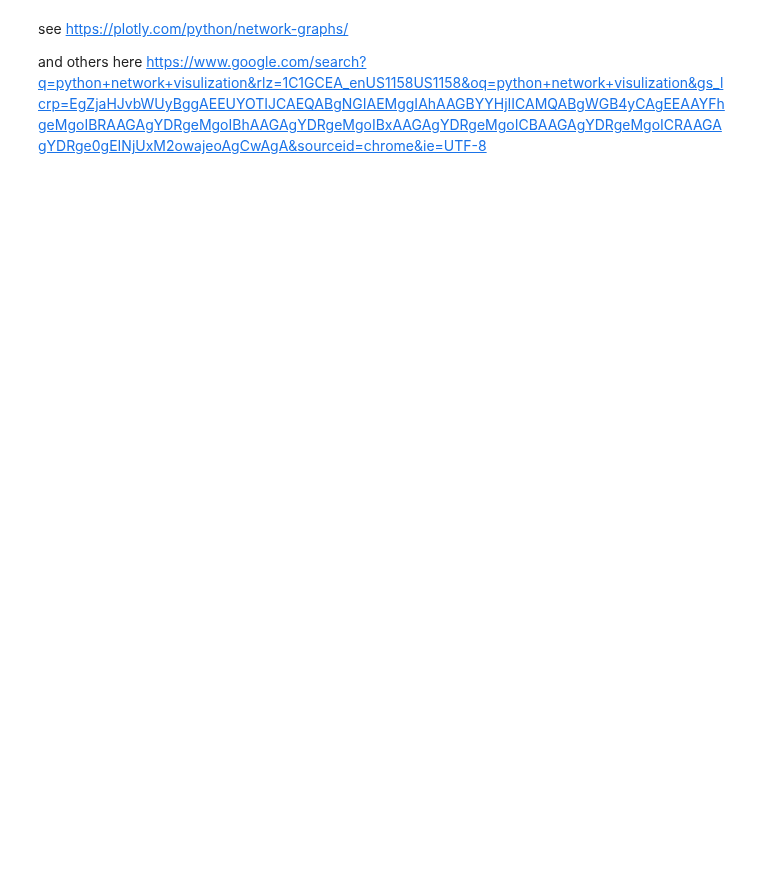
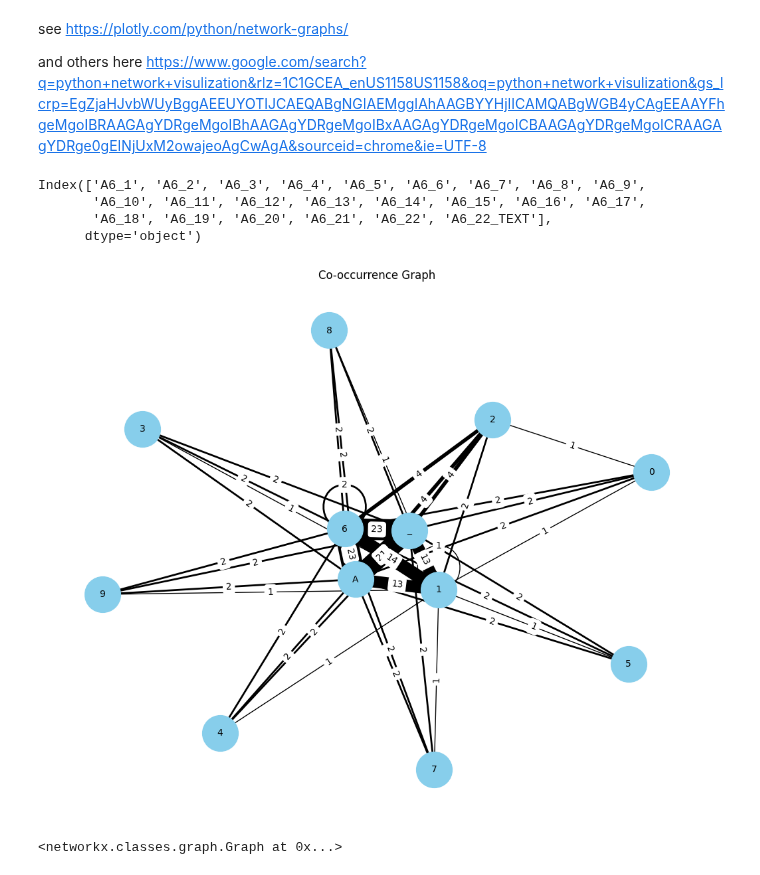
Before and after one commit to carlavilla/DataViz2025, a Jupyter notebook: co-occurence test.ipynb, the cells around one changed output. Drawn from its saved outputs; the diff is of its cells as text; code cells hidden in the pictures; blank space fills up the shorter version.

```diff
--- a/co-occurence test.ipynb
+++ b/co-occurence test.ipynb
@@ -28,4 +28,15 @@ urllib.request.urlretrieve("https://docs.google.com/uc?id=1Ka2DAi3USpLnLmSge1ZYb
 chna = pd.read_excel('IHNCHNA2025_CommunitySurvey_CompleteSet_Nov7.24.xlsx')
+# %%
+chna2 = chna.filter(regex='A6_', axis=1)
+# %%
+chna2.columns
+# %% [output]
+Index(['A6_1', 'A6_2', 'A6_3', 'A6_4', 'A6_5', 'A6_6', 'A6_7', 'A6_8', 'A6_9',
+       'A6_10', 'A6_11', 'A6_12', 'A6_13', 'A6_14', 'A6_15', 'A6_16', 'A6_17',
+       'A6_18', 'A6_19', 'A6_20', 'A6_21', 'A6_22', 'A6_22_TEXT'],
+      dtype='object')
+# %%
+chna2 = chna2.drop(columns=['A6_22', 'A6_22_TEXT'])
 # %%
 
 
@@ -39,37 +50,39 @@ def create_cooccurrence_graph(data):
     Returns:
         A networkx graph object.
     """
     graph = nx.Graph()
     for row in data:
         for x, y in combinations(row, 2):
             if graph.has_edge(x, y):
                 graph[x][y]['weight'] += 1
             else:
                 graph.add_edge(x, y, weight=1)
     return graph
 
 def visualize_cooccurrence_graph(graph):
     """
     Visualizes a co-occurrence graph.
 
     Args:
         graph: A networkx graph object.
     """
     plt.figure(figsize=(10, 8))
     pos = nx.spring_layout(graph)
     nx.draw(graph, pos, with_labels=True, node_color='skyblue', node_size=1500, font_size=10, width=[d['weight'] for (u,v,d) in graph.edges(data=True)])
     edge_labels = {(u, v): d['weight'] for u, v, d in graph.edges(data=True)}
     nx.draw_networkx_edge_labels(graph, pos, edge_labels=edge_labels)
     plt.title("Co-occurrence Graph")
     plt.show()
 
 # Example usage:
-data = [
-    ['A', 'B', 'C'],
-    ['B', 'C', 'D'],
-    ['A', 'B'],
-    ['C', 'D']
-]
+#data = [
+    #['A', 'B', 'C'],
+    #['B', 'C', 'D'],
+    #['A', 'B'],
+    #['C', 'D']
+#]
 
-graph = create_cooccurrence_graph(data)
+graph = create_cooccurrence_graph(chna2)
 visualize_cooccurrence_graph(graph)
+# %% [output]
+[figure, added]
@@ -75,0 +91,4 @@ visualize_cooccurrence_graph(graph)
+# %%
+G
+# %% [output]
+<networkx.classes.graph.Graph at 0x...>
```
Also changed, not shown: parts of 2 cells of this notebook.
